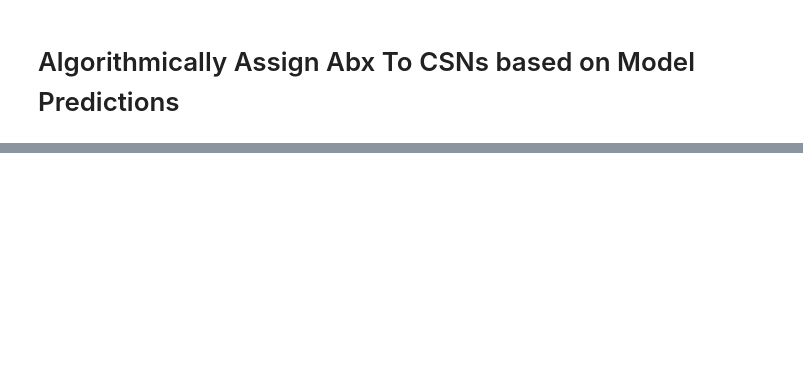
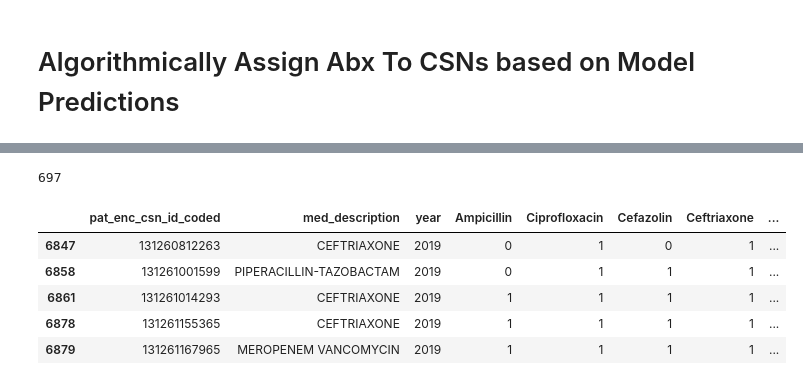
Before and after one commit to conorkcorbin/er_infection, a Jupyter notebook: notebooks/decision_alg/Integer Programming.ipynb, the cells around one changed output, grey strips where cells are left out. Drawn from its saved outputs; the diff is of its cells as text; code cells hidden in the pictures; blank space fills up the shorter version.

```diff
--- a/notebooks/decision_alg/Integer Programming.ipynb
+++ b/notebooks/decision_alg/Integer Programming.ipynb
@@ -25,0 +122,20 @@ for i, abx in enumerate(abx_options):
+# %%
+query = """
+SELECT
+    om.anon_id, om.pat_enc_csn_id_coded, om.order_med_id_coded, l.index_time, om.med_description,
+    l.Ampicillin, l.Ciprofloxacin, l.Cefazolin, l.Ceftriaxone, l.Cefepime, l.Zosyn, l.Vancomycin,
+    l.Meropenem, l.Vancomycin_Meropenem, l.Vancomycin_Zosyn, l.Vancomycin_Cefepime, l.Vancomycin_Ceftriaxone
+FROM
+    `mining-clinical-decisions.abx.abx_orders_given_and_stopped` om
+INNER JOIN
+    `mining-clinical-decisions.abx.final_ast_labels` l
+USING
+    (pat_enc_csn_id_coded)
+WHERE
+    om.was_given = 1
+ORDER BY
+    om.anon_id, om.pat_enc_csn_id_coded, om.order_time
+"""
+query_job = client.query(query)
+df_abx = query_job.result().to_dataframe()
+df_abx.head()
@@ -25,0 +156,58 @@ for i, abx in enumerate(abx_options):
+# %%
+# Useful dictionaries to map corresponding. strings for the sameantibiotic selections
+abx_map = {'Ceftriaxone' : "CEFTRIAXONE",
+           'Vancomycin_Zosyn' : "PIPERACILLIN-TAZOBACTAM VANCOMYCIN",
+           'Zosyn' : "PIPERACILLIN-TAZOBACTAM",
+           'Vancomycin_Ceftriaxone' : "CEFTRIAXONE VANCOMYCIN",
+           'Vancomycin_Cefepime' : "CEFEPIME VANCOMYCIN",
+           'Cefepime' : "CEFEPIME",
+           'Vancomycin' :  "VANCOMYCIN",
+           'Meropenem' : "MEROPENEM",
+           'Vancomycin_Meropenem' : "MEROPENEM VANCOMYCIN",
+           'Cefazolin' : "CEFAZOLIN",
+           'Ciprofloxacin' : "CIPROFLOXACIN",
+           'Ampicillin' : 'AMPICILLIN'
+          }
+abx_map_inverse = {abx_map[key] : key for key in abx_map}
+
+# Lambda that aggregate Antibiotic orders after we've grouped by CSN
+concat_abx = lambda x : ' '.join(np.unique(sorted([a for a in x])))
+
+#
+df_drugs = (df_abx
+    .assign(med_description=lambda x: [a.split(' ')[0] for a in x.med_description]) # Only Take first word (abx)
+    .assign(med_description=lambda x: [(a.replace('PIPERACILLIN-TAZOBACTAM-DEXTRS','PIPERACILLIN-TAZOBACTAM')
+                                        .replace('VANCOMYCIN-WATER', 'VANCOMYCIN'))
+                                       for a in x.med_description])
+    .assign(year=lambda x: x.index_time.dt.year) # get year of each CSN - used to filter later on
+    .groupby('pat_enc_csn_id_coded')
+    .agg({'med_description' : concat_abx,
+          'year' : 'first',
+          'Ampicillin' : 'first',
+          'Ciprofloxacin' : 'first',
+          'Cefazolin' : 'first',
+          'Ceftriaxone' : 'first',
+          'Cefepime' : 'first',
+          'Zosyn' : 'first',
+          'Vancomycin' : 'first',
+          'Meropenem' : 'first',
+          'Vancomycin_Ceftriaxone' : 'first',
+          'Vancomycin_Cefepime' : 'first',
+          'Vancomycin_Zosyn' : 'first',
+          'Vancomycin_Meropenem' : 'first'})
+    .reset_index()
+    # Only look at test set data and CSNs where allowed antibiotic selection was administered
+    .query("year == 2019 and med_description in @abx_map_inverse", engine='python')
+)
+
+# Roughly 700 of the 1300 original CSNs in the test set
+print(len(df_drugs))
+df_drugs.head()
+# %% [output]
+697
+|  | pat_enc_csn_id_coded | med_description | year | Ampicillin | Ciprofloxacin | Cefazolin | Ceftriaxone | ... |
+| 6847 | 131260812263 | CEFTRIAXONE | 2019 | 0 | 1 | 0 | 1 | ... |
+| 6858 | 131261001599 | PIPERACILLIN-TAZOBACTAM | 2019 | 0 | 1 | 1 | 1 | ... |
+| 6861 | 131261014293 | CEFTRIAXONE | 2019 | 1 | 1 | 1 | 1 | ... |
+| 6878 | 131261155365 | CEFTRIAXONE | 2019 | 1 | 1 | 1 | 1 | ... |
+| 6879 | 131261167965 | MEROPENEM VANCOMYCIN | 2019 | 1 | 1 | 1 | 1 | ... |
```
Also changed, not shown: parts of 17 cells of this notebook, 3 other files.
